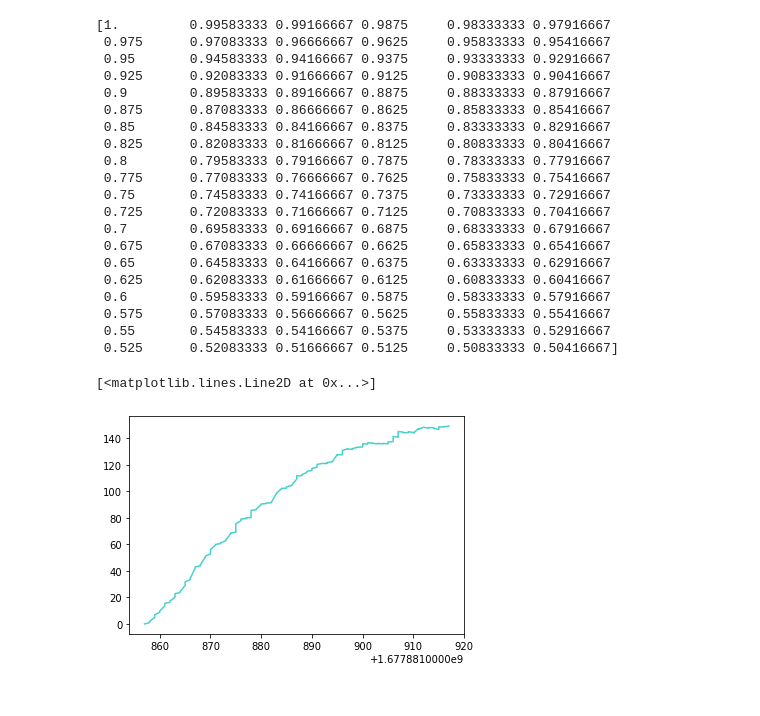
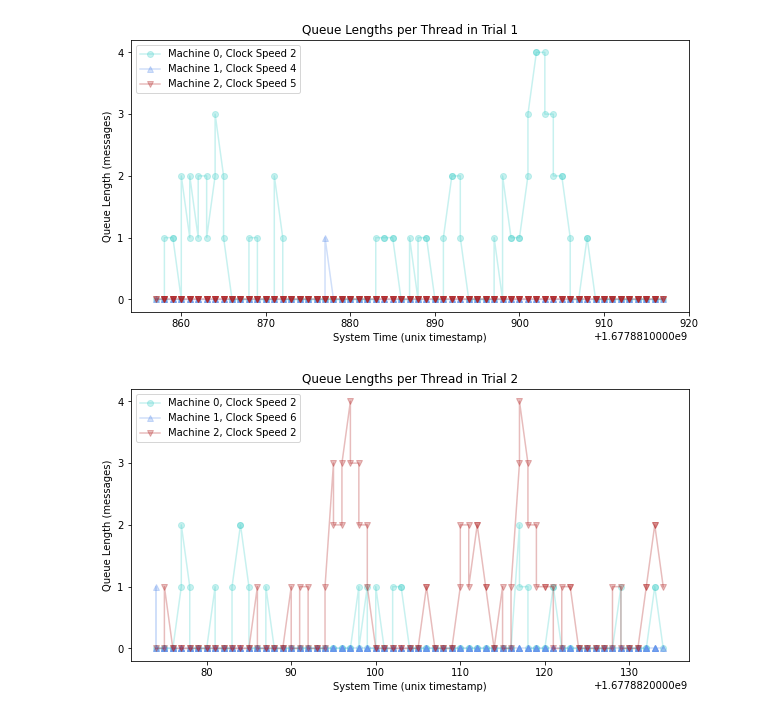
Before and after one commit to carolynwanf/CS262-logical-clocks, a Jupyter notebook: logicalClockAnalysis copy.ipynb, the cells around one changed output. Drawn from its saved outputs; the diff is of its cells as text; code cells hidden in the pictures.

Commit message:
higher speed trials!

```diff
--- a/logicalClockAnalysis copy.ipynb
+++ b/logicalClockAnalysis copy.ipynb
@@ -30,31 +49,0 @@ plt.plot(m2_t1_c5['system_time'], m2_t1_c5['logical_clock_time']/mega_max, c=col
-# %%
-m0_factors = np.arange(1, 0.5, -0.5/len(m0_t1_c2['logical_clock_time']))
-print(m0_factors)
-
-plt.plot(m0_t1_c2['system_time'], m0_t1_c2['logical_clock_time']*m0_factors, c=color_dict[2])
-
-# plt.plot(m1_t1_c4['system_time'], m1_t1_c4['logical_clock_time']/mega_max, c=color_dict[4])
-# plt.plot(m2_t1_c5['system_time'], m2_t1_c5['logical_clock_time']/mega_max, c=color_dict[5])
-# %% [output]
-[1.         0.99583333 0.99166667 0.9875     0.98333333 0.97916667
- 0.975      0.97083333 0.96666667 0.9625     0.95833333 0.95416667
- 0.95       0.94583333 0.94166667 0.9375     0.93333333 0.92916667
- 0.925      0.92083333 0.91666667 0.9125     0.90833333 0.90416667
- 0.9        0.89583333 0.89166667 0.8875     0.88333333 0.87916667
- 0.875      0.87083333 0.86666667 0.8625     0.85833333 0.85416667
- 0.85       0.84583333 0.84166667 0.8375     0.83333333 0.82916667
- 0.825      0.82083333 0.81666667 0.8125     0.80833333 0.80416667
- 0.8        0.79583333 0.79166667 0.7875     0.78333333 0.77916667
- 0.775      0.77083333 0.76666667 0.7625     0.75833333 0.75416667
- 0.75       0.74583333 0.74166667 0.7375     0.73333333 0.72916667
- 0.725      0.72083333 0.71666667 0.7125     0.70833333 0.70416667
- 0.7        0.69583333 0.69166667 0.6875     0.68333333 0.67916667
- 0.675      0.67083333 0.66666667 0.6625     0.65833333 0.65416667
- 0.65       0.64583333 0.64166667 0.6375     0.63333333 0.62916667
- 0.625      0.62083333 0.61666667 0.6125     0.60833333 0.60416667
- 0.6        0.59583333 0.59166667 0.5875     0.58333333 0.57916667
- 0.575      0.57083333 0.56666667 0.5625     0.55833333 0.55416667
- 0.55       0.54583333 0.54166667 0.5375     0.53333333 0.52916667
- 0.525      0.52083333 0.51666667 0.5125     0.50833333 0.50416667]
-[<matplotlib.lines.Line2D at 0x...>]
-[figure, removed]
@@ -64,0 +50,20 @@ plt.plot(m2_t1_c5['system_time'], m2_t1_c5['length_of_queue'], c=color_dict[5])
+# %%
+def plotQueueLengths(trial_df0, trial_df1, trial_df2, speed0, speed1, speed2, trial_num):
+    plt.figure(figsize=(10,5))
+    plt.title("Queue Lengths per Thread in Trial " + str(trial_num))
+    plt.xlabel("System Time (unix timestamp)")
+    plt.ylabel("Queue Length (messages)")
+    plt.yticks(np.arange(0, 1.5*max(max(trial_df0['length_of_queue']), max(trial_df1['length_of_queue']), max(trial_df2['length_of_queue'])), step=1))
+    plt.plot(trial_df0['system_time'], trial_df0['length_of_queue'], 'o-', label=f'Machine 0, Clock Speed {speed0}', c=color_dict[2], alpha=0.3)
+    plt.plot(trial_df1['system_time'], trial_df1['length_of_queue'], '^-', label=f'Machine 1, Clock Speed {speed1}', c=color_dict[4], alpha=0.3)
+    plt.plot(trial_df2['system_time'], trial_df2['length_of_queue'], 'v-', label=f'Machine 2, Clock Speed {speed2}', c=color_dict[5], alpha=0.3)
+    plt.legend(loc='upper left')
+# %%
+
+plotQueueLengths(m0_t1_c2, m1_t1_c4, m2_t1_c5, 2, 4, 5, 1)
+# %% [output]
+[figure, added]
+# %%
+plotQueueLengths(m0_t2_c2, m1_t2_c6, m2_t2_c2, 2, 6, 2, 2)
+# %% [output]
+[figure, added]
```
Also changed, not shown: parts of 12 cells of this notebook, 18 other files.
